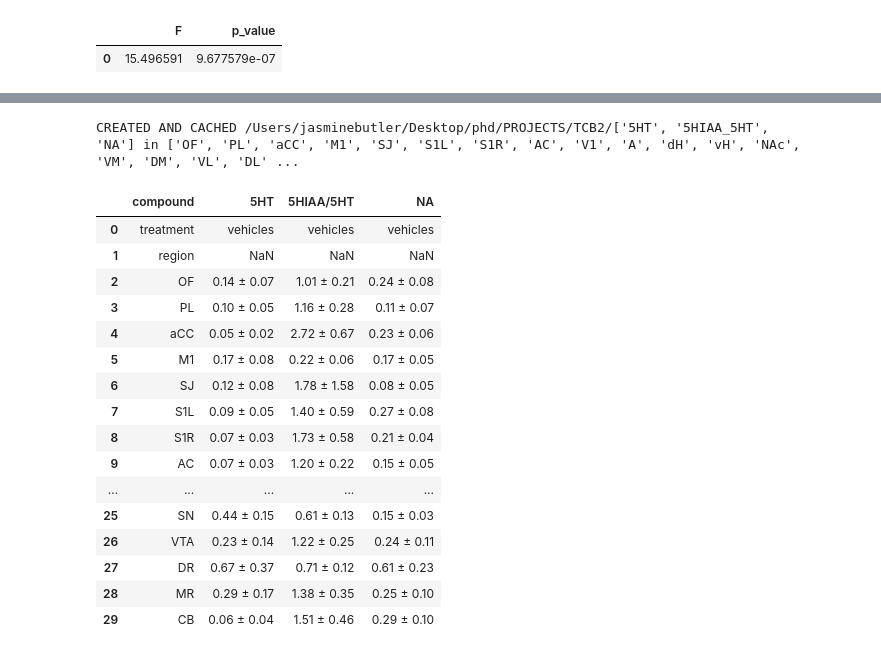
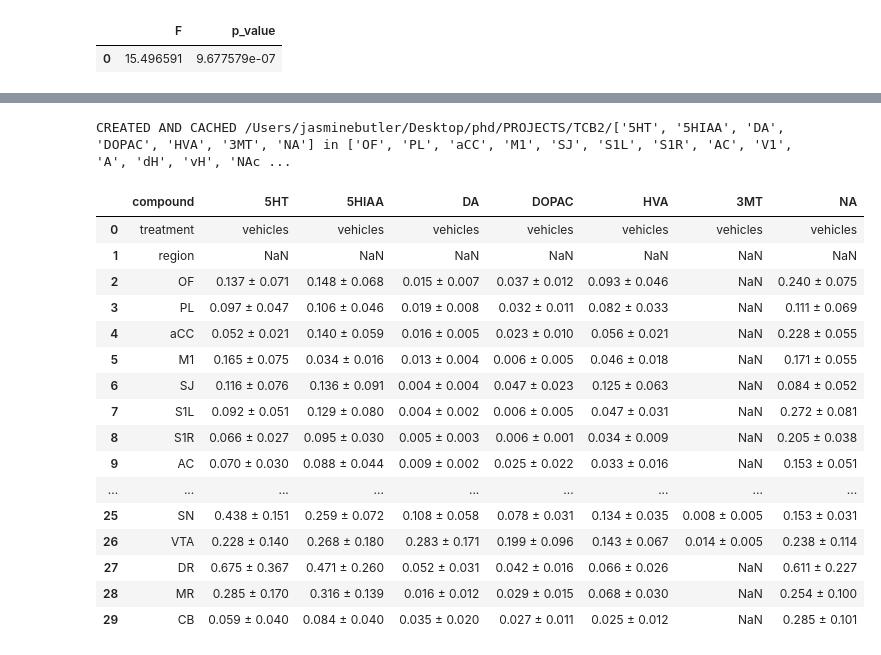
Before and after one commit to remicorne/phd, a Jupyter notebook: NEW_DASH.ipynb, the cells around one changed output, grey strips where cells are left out. Drawn from its saved outputs; the diff is of its cells as text; code cells hidden in the pictures.

```diff
--- a/NEW_DASH.ipynb
+++ b/NEW_DASH.ipynb
@@ -230,38 +254,38 @@ Network(project='TCB2', experiment='agonist antagonist', treatment=None, compoun
 # %%
 #TABLES
 # shapiro wilk and % of groups normal (+ non parametric versions of all)
 # tissue weights
 # publication table of quantatiatve data
 
 from module.core.Figure import Table
 
 legit_regions = ["OF","PL","aCC","M1","SJ","S1L","S1R","AC","V1","A","dH","vH","NAc","VM","DM","VL","DL","MD","VPL","VPR","DLG","HY","SC","SN","VTA","DR","MR","CB"]
 
 
 Table(project ='TCB2',
                 # experiment='project',
-                compound=['5HT', '5HIAA/5HT', 'NA'], #SD
+                compound=['5HT', '5HIAA', 'DA', 'DOPAC', 'HVA', '3MT', 'NA'], #SD
                 treatment = 'vehicles',
                 region= legit_regions,
                 from_scratch=True,
                 remove_outliers='calculated', # calculated / eliminated / False
                 )
 # %% [output]
-CREATED AND CACHED /Users/jasminebutler/Desktop/phd/PROJECTS/TCB2/['5HT', '5HIAA_5HT', 'NA'] in ['OF', 'PL', 'aCC', 'M1', 'SJ', 'S1L', 'S1R', 'AC', 'V1', 'A', 'dH', 'vH', 'NAc', 'VM', 'DM', 'VL', 'DL' ...
+CREATED AND CACHED /Users/jasminebutler/Desktop/phd/PROJECTS/TCB2/['5HT', '5HIAA', 'DA', 'DOPAC', 'HVA', '3MT', 'NA'] in ['OF', 'PL', 'aCC', 'M1', 'SJ', 'S1L', 'S1R', 'AC', 'V1', 'A', 'dH', 'vH', 'NAc ...
-|  | compound | 5HT | 5HIAA/5HT | NA |
-| 0 | treatment | vehicles | vehicles | vehicles |
-| 1 | region | NaN | NaN | NaN |
-| 2 | OF | 0.14 ± 0.07 | 1.01 ± 0.21 | 0.24 ± 0.08 |
-| 3 | PL | 0.10 ± 0.05 | 1.16 ± 0.28 | 0.11 ± 0.07 |
-| 4 | aCC | 0.05 ± 0.02 | 2.72 ± 0.67 | 0.23 ± 0.06 |
-| 5 | M1 | 0.17 ± 0.08 | 0.22 ± 0.06 | 0.17 ± 0.05 |
-| 6 | SJ | 0.12 ± 0.08 | 1.78 ± 1.58 | 0.08 ± 0.05 |
-| 7 | S1L | 0.09 ± 0.05 | 1.40 ± 0.59 | 0.27 ± 0.08 |
-| 8 | S1R | 0.07 ± 0.03 | 1.73 ± 0.58 | 0.21 ± 0.04 |
-| 9 | AC | 0.07 ± 0.03 | 1.20 ± 0.22 | 0.15 ± 0.05 |
-| ... | ... | ... | ... | ... |
-| 25 | SN | 0.44 ± 0.15 | 0.61 ± 0.13 | 0.15 ± 0.03 |
-| 26 | VTA | 0.23 ± 0.14 | 1.22 ± 0.25 | 0.24 ± 0.11 |
-| 27 | DR | 0.67 ± 0.37 | 0.71 ± 0.12 | 0.61 ± 0.23 |
-| 28 | MR | 0.29 ± 0.17 | 1.38 ± 0.35 | 0.25 ± 0.10 |
-| 29 | CB | 0.06 ± 0.04 | 1.51 ± 0.46 | 0.29 ± 0.10 |
+|  | compound | 5HT | 5HIAA | DA | DOPAC | HVA | 3MT | NA |
+| 0 | treatment | vehicles | vehicles | vehicles | vehicles | vehicles | vehicles | vehicles |
+| 1 | region | NaN | NaN | NaN | NaN | NaN | NaN | NaN |
+| 2 | OF | 0.137 ± 0.071 | 0.148 ± 0.068 | 0.015 ± 0.007 | 0.037 ± 0.012 | 0.093 ± 0.046 | NaN | 0.240 ± 0.075 |
+| 3 | PL | 0.097 ± 0.047 | 0.106 ± 0.046 | 0.019 ± 0.008 | 0.032 ± 0.011 | 0.082 ± 0.033 | NaN | 0.111 ± 0.069 |
+| 4 | aCC | 0.052 ± 0.021 | 0.140 ± 0.059 | 0.016 ± 0.005 | 0.023 ± 0.010 | 0.056 ± 0.021 | NaN | 0.228 ± 0.055 |
+| 5 | M1 | 0.165 ± 0.075 | 0.034 ± 0.016 | 0.013 ± 0.004 | 0.006 ± 0.005 | 0.046 ± 0.018 | NaN | 0.171 ± 0.055 |
+| 6 | SJ | 0.116 ± 0.076 | 0.136 ± 0.091 | 0.004 ± 0.004 | 0.047 ± 0.023 | 0.125 ± 0.063 | NaN | 0.084 ± 0.052 |
+| 7 | S1L | 0.092 ± 0.051 | 0.129 ± 0.080 | 0.004 ± 0.002 | 0.006 ± 0.005 | 0.047 ± 0.031 | NaN | 0.272 ± 0.081 |
+| 8 | S1R | 0.066 ± 0.027 | 0.095 ± 0.030 | 0.005 ± 0.003 | 0.006 ± 0.001 | 0.034 ± 0.009 | NaN | 0.205 ± 0.038 |
+| 9 | AC | 0.070 ± 0.030 | 0.088 ± 0.044 | 0.009 ± 0.002 | 0.025 ± 0.022 | 0.033 ± 0.016 | NaN | 0.153 ± 0.051 |
+| ... | ... | ... | ... | ... | ... | ... | ... | ... |
+| 25 | SN | 0.438 ± 0.151 | 0.259 ± 0.072 | 0.108 ± 0.058 | 0.078 ± 0.031 | 0.134 ± 0.035 | 0.008 ± 0.005 | 0.153 ± 0.031 |
+| 26 | VTA | 0.228 ± 0.140 | 0.268 ± 0.180 | 0.283 ± 0.171 | 0.199 ± 0.096 | 0.143 ± 0.067 | 0.014 ± 0.005 | 0.238 ± 0.114 |
+| 27 | DR | 0.675 ± 0.367 | 0.471 ± 0.260 | 0.052 ± 0.031 | 0.042 ± 0.016 | 0.066 ± 0.026 | NaN | 0.611 ± 0.227 |
+| 28 | MR | 0.285 ± 0.170 | 0.316 ± 0.139 | 0.016 ± 0.012 | 0.029 ± 0.015 | 0.068 ± 0.030 | NaN | 0.254 ± 0.100 |
+| 29 | CB | 0.059 ± 0.040 | 0.084 ± 0.040 | 0.035 ± 0.020 | 0.027 ± 0.011 | 0.025 ± 0.012 | NaN | 0.285 ± 0.101 |
```
Also changed, not shown: parts of 4 cells of this notebook.
